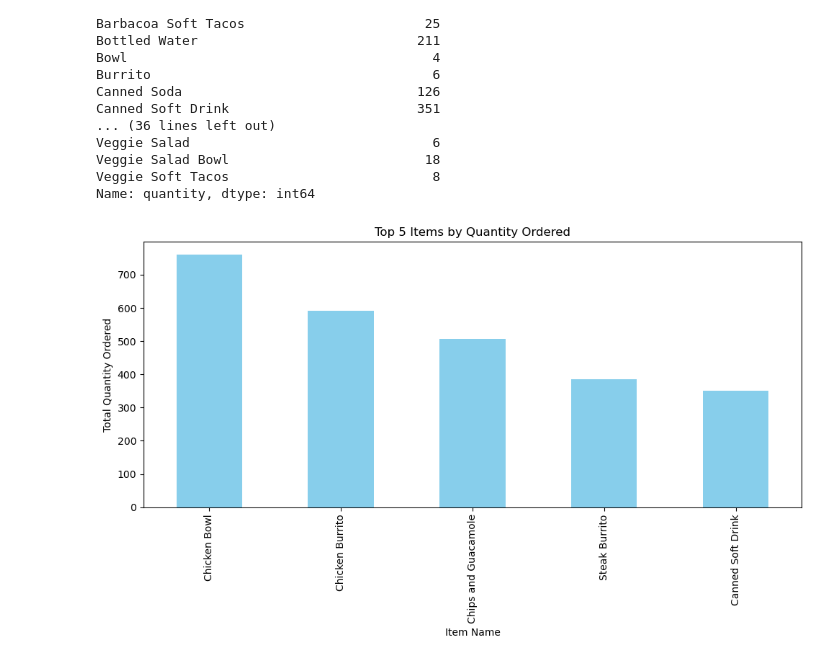
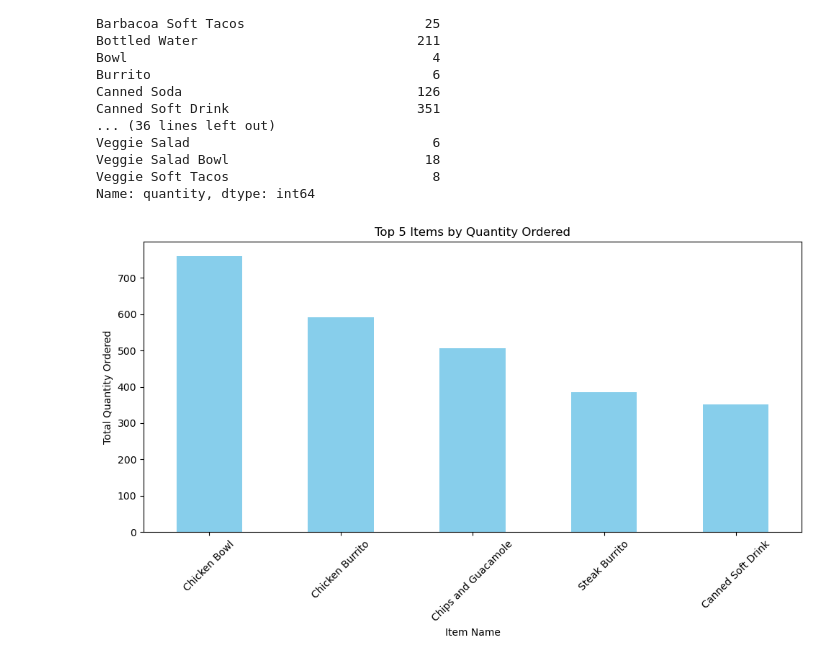
Before and after one commit to VarvaraKorableva/DI-BOOTCAMP_TTA8, a Jupyter notebook: week5/day3/DC/dc_task3.ipynb, the cells around one changed output. Cells and saved outputs as stored; diff of their text form; code cells hidden in the pictures.

```diff
--- a/week5/day3/DC/dc_task3.ipynb
+++ b/week5/day3/DC/dc_task3.ipynb
@@ -28,15 +28,15 @@ Name: quantity, dtype: int64
 # %%
 top_5_items = item_quantity.nlargest(5)
 
 plt.figure(figsize=(10, 6))
 top_5_items.plot(kind='bar', color='skyblue')
 
 plt.xlabel('Item Name')
 plt.ylabel('Total Quantity Ordered')
 plt.title('Top 5 Items by Quantity Ordered')
-
+plt.xticks(rotation=45)
 plt.tight_layout()
 plt.savefig('QuantityOrdered.png')
 plt.show()
 # %% [output]
-[figure, old version]
+[figure, new version]
```
Also changed, not shown: 4 other files.
